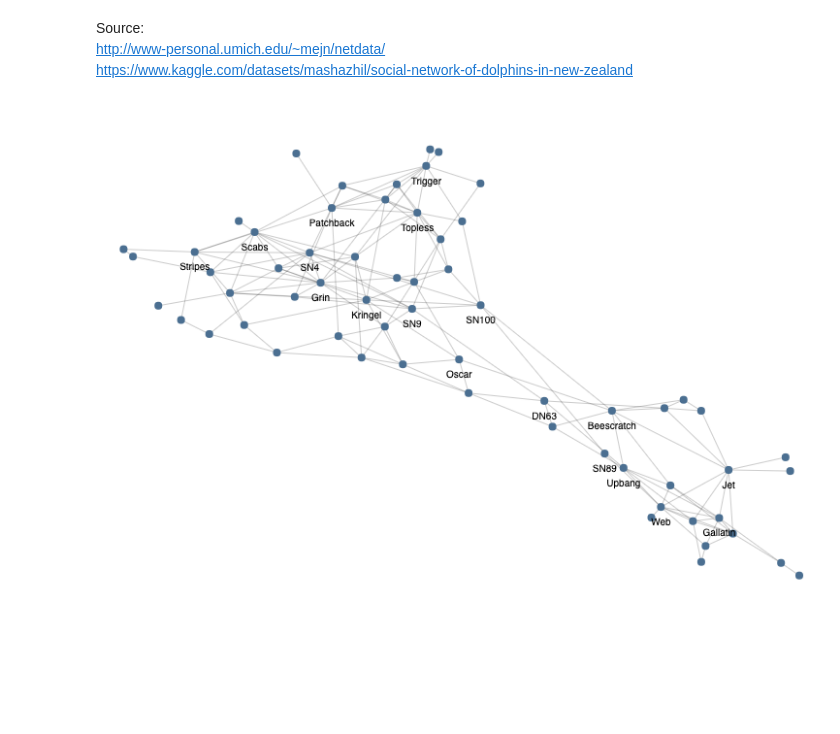
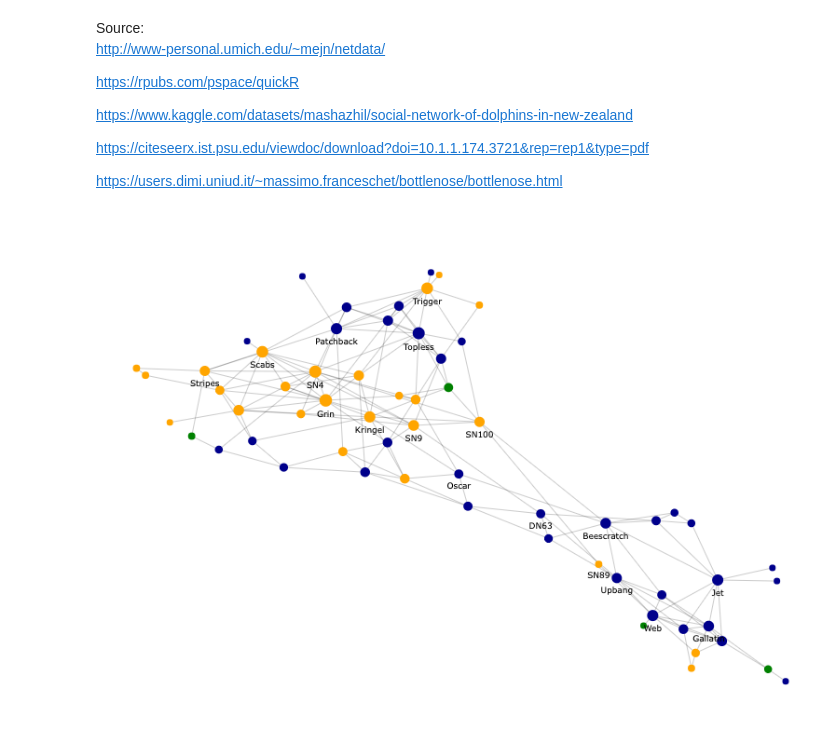
Before and after one commit to connectedcompany/alph, a Jupyter notebook: examples/4_dolphins.ipynb, the cells around one changed output. Cells and saved outputs as stored; diff of their text form; code cells hidden in the pictures; blank space fills up the shorter version.

```diff
--- a/examples/4_dolphins.ipynb
+++ b/examples/4_dolphins.ipynb
@@ -14,7 +20,14 @@ util.set_altair_renderer()
 # %% [markdown]
 Source:
 http://www-personal.umich.edu/~mejn/netdata/
+
+https://rpubs.com/pspace/quickR
+
 https://www.kaggle.com/datasets/mashazhil/social-network-of-dolphins-in-new-zealand
+
+https://citeseerx.ist.psu.edu/viewdoc/download?doi=10.1.1.174.3721&rep=rep1&type=pdf
+
+https://users.dimi.uniud.it/~massimo.franceschet/bottlenose/bottlenose.html
 # %%
 G = nx.read_gml("data/dolphins.gml", label="id")
 nx.set_node_attributes(G, nx.degree_centrality(G), "degree_centrality")
@@ -22,25 +35,36 @@ nx.set_node_attributes(G, nx.betweenness_centrality(G), "betweenness_centrality"
 # %%
 alph(
     G,
     layout_fn=lambda g:
         layout.force_atlas(g, strongGravityMode=False, gravity=2, seed=123
     ),
     node_args=dict(
-        size=alt.value(8**2),
-        fill=alt.value("#4b6f91"),
-        halo_offset=None,
-        tooltip_attrs=["label"],
+        size=alt.Size(
+            "degree_centrality", scale=alt.Scale(domain=[0,0.5], range=[6**2, 20**2]), legend=None
+        ),
+        fill=alt.Color(
+            "sex", scale=alt.Scale(domain=["M", "F", "U"], range=["darkblue", "orange", "green"]), legend=None
+        ),
+        tooltip_attrs=["label", "sex"],
         label_attr=alt.condition(
             (alt.datum.degree_centrality > 0.14) | (alt.datum.betweenness_centrality > 0.05),
             "label",
             alt.value("")
         ),
+        label_offset=8,
+        label_size=9,
     ),
     edge_args=dict(
         color="black",
         opacity=0.4,
         strokeWidth=alt.value(0.5),
     ),
-).configure_view(strokeWidth=0).properties(width=720, height=500)
+).configure_view(
+    stroke="transparent"
+).configure_text(
+    font="Verdana, Sans"
+).properties(
+    width=720, height=500, padding=20
+)
 # %% [output]
-[figure, old version]
+[figure, new version]
```
Also changed, not shown: parts of 2 cells of this notebook, 3 other files.
